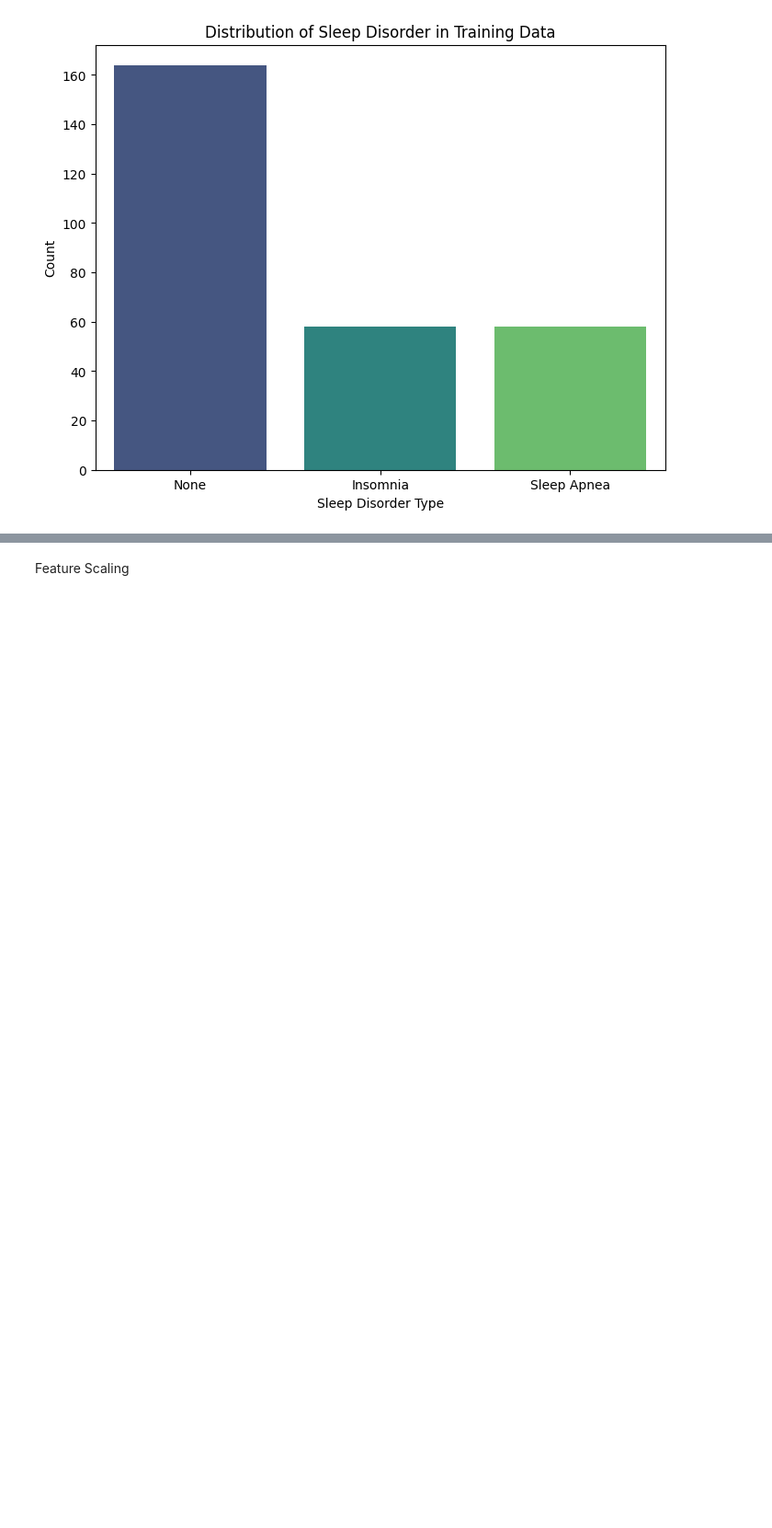
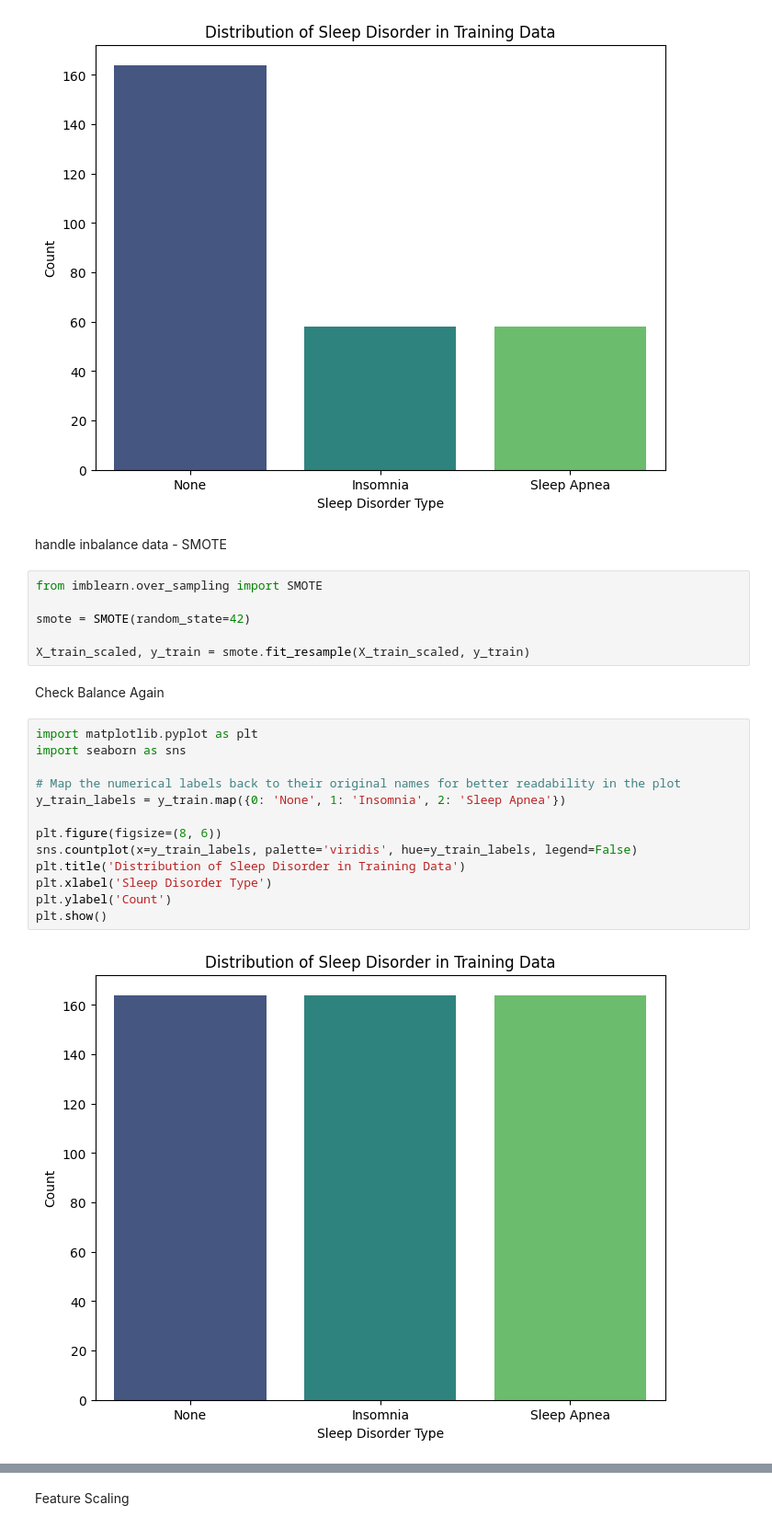
Before and after one commit to Sarasii22/Sleep-Quality-Prediction-Using-Lifestyle-Factors, a Jupyter notebook: Data_Preprocessing.ipynb, the cells around one changed output, grey strips where cells are left out. Shown at 92% size. Saved outputs shown, nothing was run; the diff lists cells and outputs as text; blank space fills up the shorter version.

```diff
--- a/Data_Preprocessing.ipynb
+++ b/Data_Preprocessing.ipynb
@@ -318,3 +318,28 @@ plt.ylabel('Count')
 plt.show()
 # %% [output]
 [figure]
+# %% [markdown]
+handle inbalance data - SMOTE
+# %%
+from imblearn.over_sampling import SMOTE
+
+smote = SMOTE(random_state=42)
+
+X_train_scaled, y_train = smote.fit_resample(X_train_scaled, y_train)
+# %% [markdown]
+Check Balance Again
+# %%
+import matplotlib.pyplot as plt
+import seaborn as sns
+
+# Map the numerical labels back to their original names for better readability in the plot
+y_train_labels = y_train.map({0: 'None', 1: 'Insomnia', 2: 'Sleep Apnea'})
+
+plt.figure(figsize=(8, 6))
+sns.countplot(x=y_train_labels, palette='viridis', hue=y_train_labels, legend=False)
+plt.title('Distribution of Sleep Disorder in Training Data')
+plt.xlabel('Sleep Disorder Type')
+plt.ylabel('Count')
+plt.show()
+# %% [output]
+[figure, added]
```
Also changed, not shown: parts of 10 cells of this notebook.
